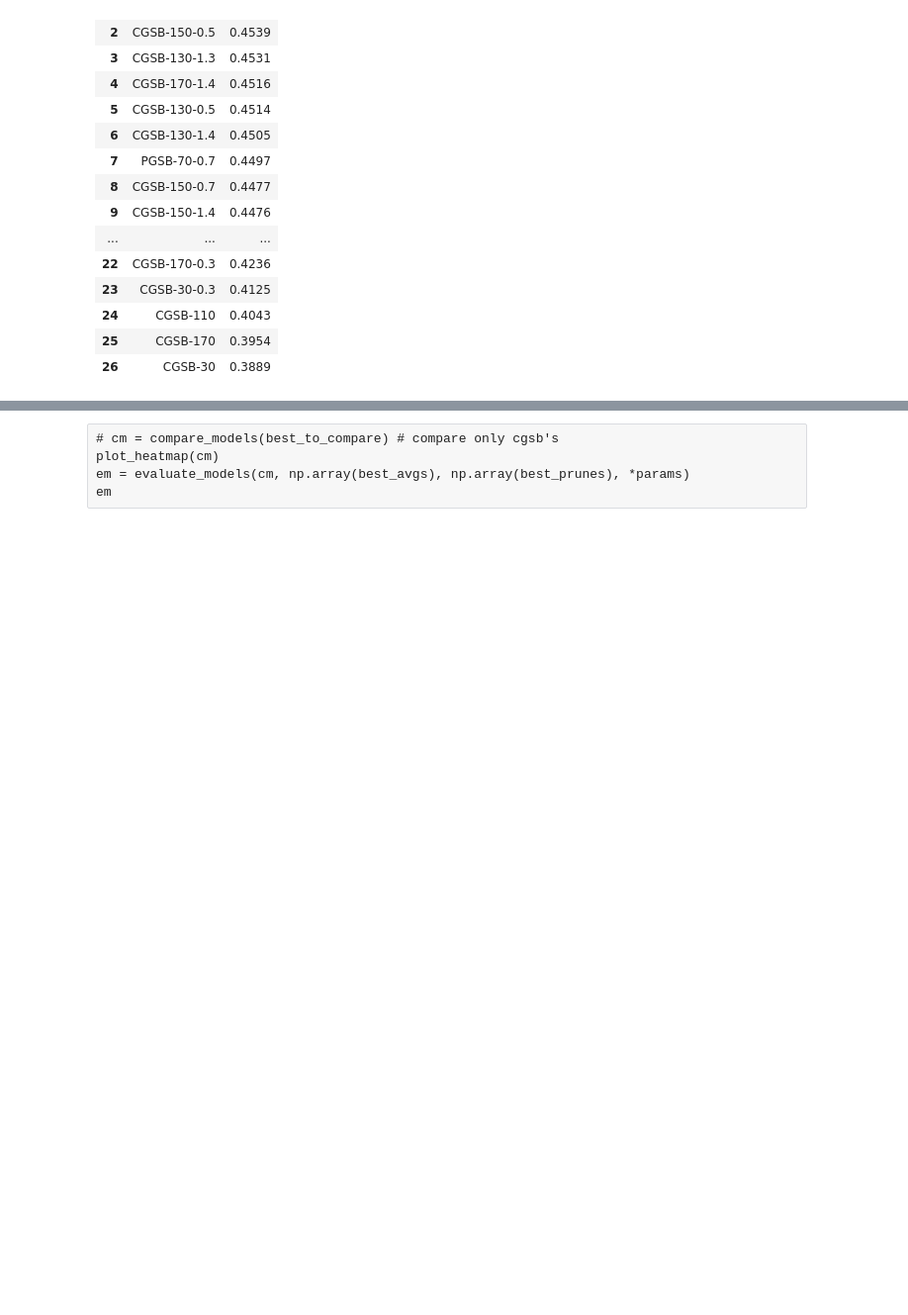
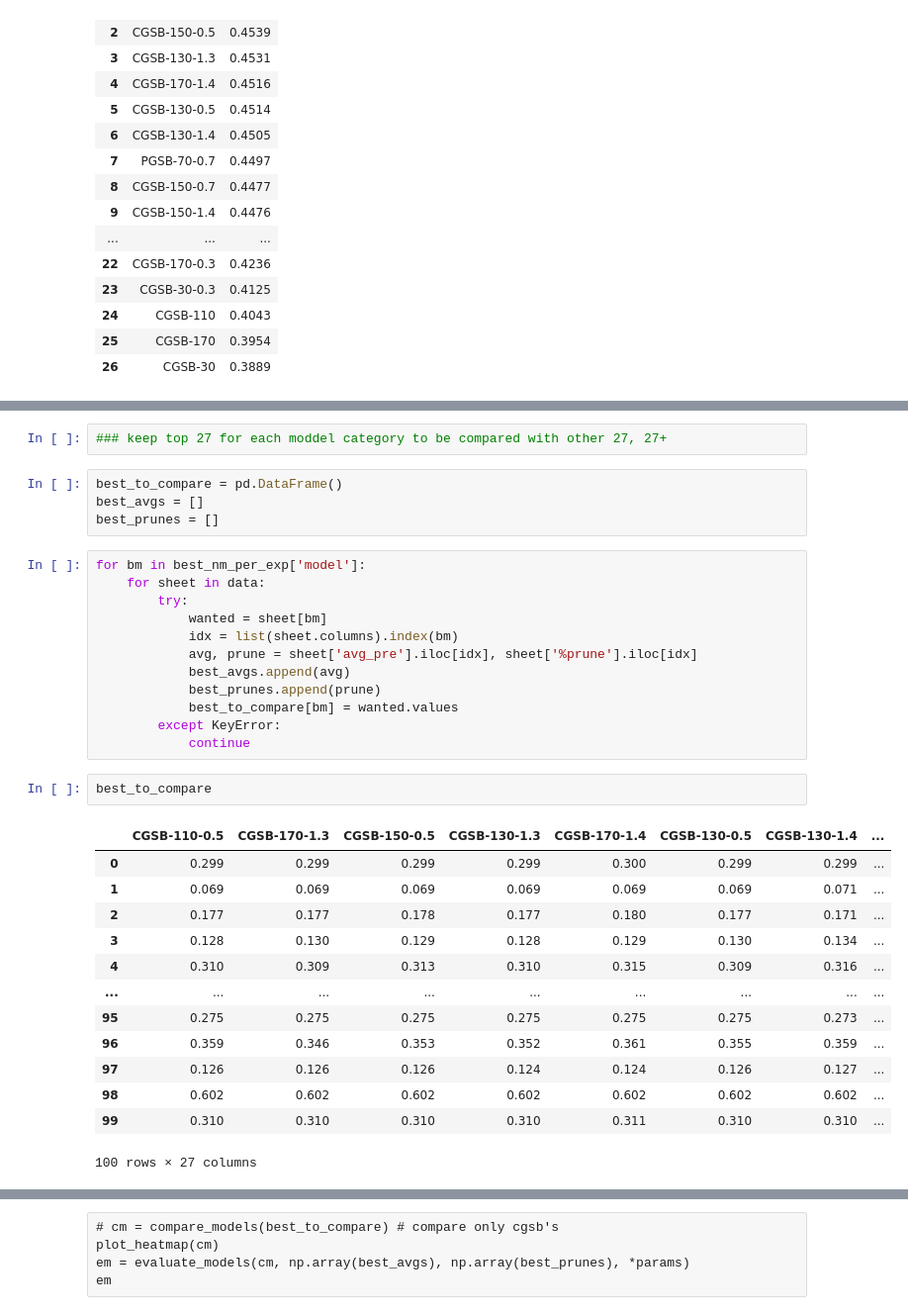
Before and after one commit to kalogeropo/thesis, a Jupyter notebook: complete-exploitation.ipynb, the cells around one changed output, grey strips where cells are left out. Shown at 99% size. Saved outputs shown, nothing was run; the diff lists cells and outputs as text; blank space fills up the shorter version.

```diff
--- a/complete-exploitation.ipynb
+++ b/complete-exploitation.ipynb
@@ -387,0 +400,34 @@ for bm in best_nm_per_exp['model']:
+# %%
+### keep top 27 for each moddel category to be compared with other 27, 27+
+# %%
+best_to_compare = pd.DataFrame()
+best_avgs = []
+best_prunes = []
+# %%
+for bm in best_nm_per_exp['model']:
+    for sheet in data:
+        try:
+            wanted = sheet[bm]
+            idx = list(sheet.columns).index(bm)
+            avg, prune = sheet['avg_pre'].iloc[idx], sheet['%prune'].iloc[idx]
+            best_avgs.append(avg)
+            best_prunes.append(prune)
+            best_to_compare[bm] = wanted.values
+        except KeyError:
+            continue
+# %%
+best_to_compare
+# %% [output]
+|  | CGSB-110-0.5 | CGSB-170-1.3 | CGSB-150-0.5 | CGSB-130-1.3 | CGSB-170-1.4 | CGSB-130-0.5 | CGSB-130-1.4 | ... |
+| 0 | 0.299 | 0.299 | 0.299 | 0.299 | 0.300 | 0.299 | 0.299 | ... |
+| 1 | 0.069 | 0.069 | 0.069 | 0.069 | 0.069 | 0.069 | 0.071 | ... |
+| 2 | 0.177 | 0.177 | 0.178 | 0.177 | 0.180 | 0.177 | 0.171 | ... |
+| 3 | 0.128 | 0.130 | 0.129 | 0.128 | 0.129 | 0.130 | 0.134 | ... |
+| 4 | 0.310 | 0.309 | 0.313 | 0.310 | 0.315 | 0.309 | 0.316 | ... |
+| ... | ... | ... | ... | ... | ... | ... | ... | ... |
+| 95 | 0.275 | 0.275 | 0.275 | 0.275 | 0.275 | 0.275 | 0.273 | ... |
+| 96 | 0.359 | 0.346 | 0.353 | 0.352 | 0.361 | 0.355 | 0.359 | ... |
+| 97 | 0.126 | 0.126 | 0.126 | 0.124 | 0.124 | 0.126 | 0.127 | ... |
+| 98 | 0.602 | 0.602 | 0.602 | 0.602 | 0.602 | 0.602 | 0.602 | ... |
+| 99 | 0.310 | 0.310 | 0.310 | 0.310 | 0.311 | 0.310 | 0.310 | ... |
+100 rows × 27 columns
```
Also changed, not shown: parts of 11 cells of this notebook, 21 other files.
